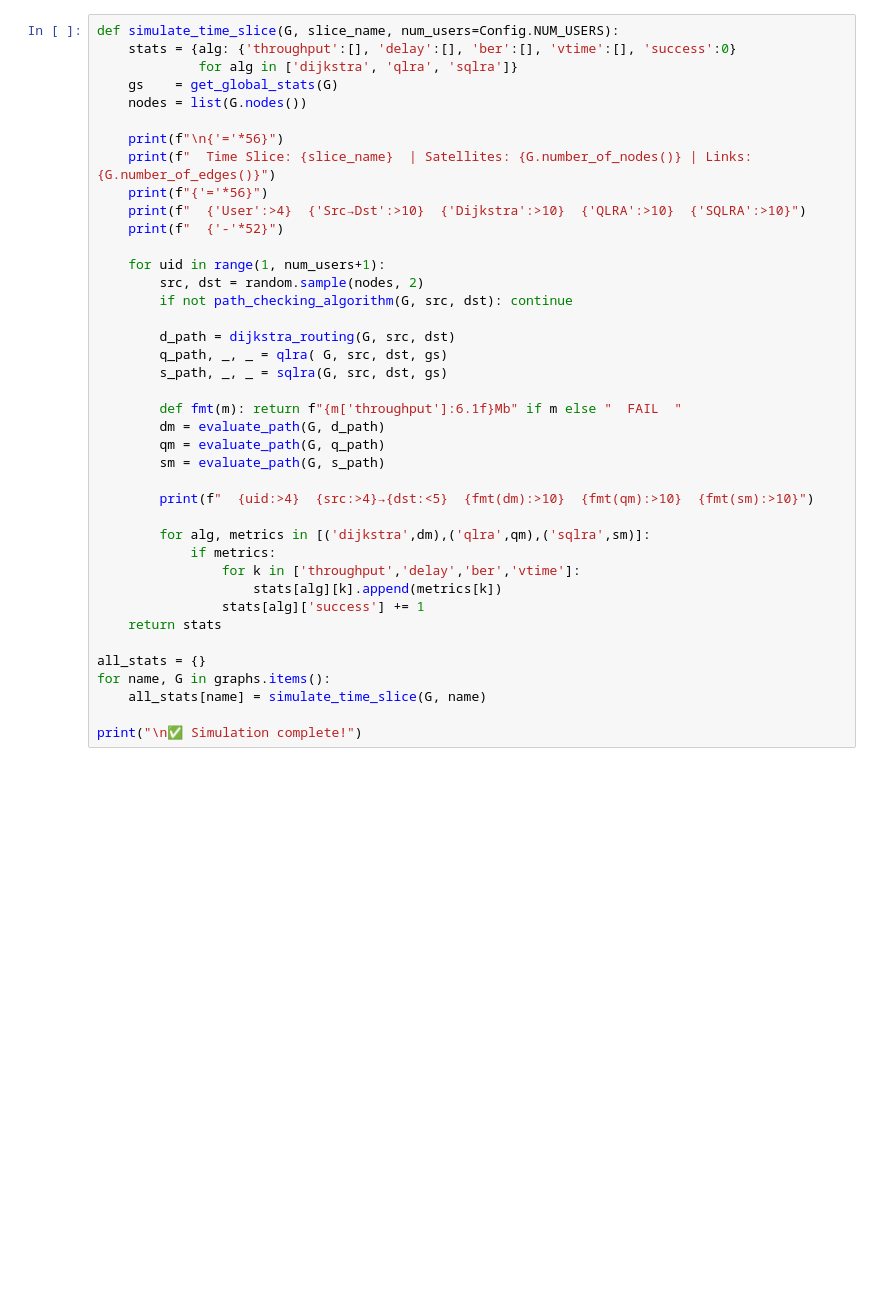
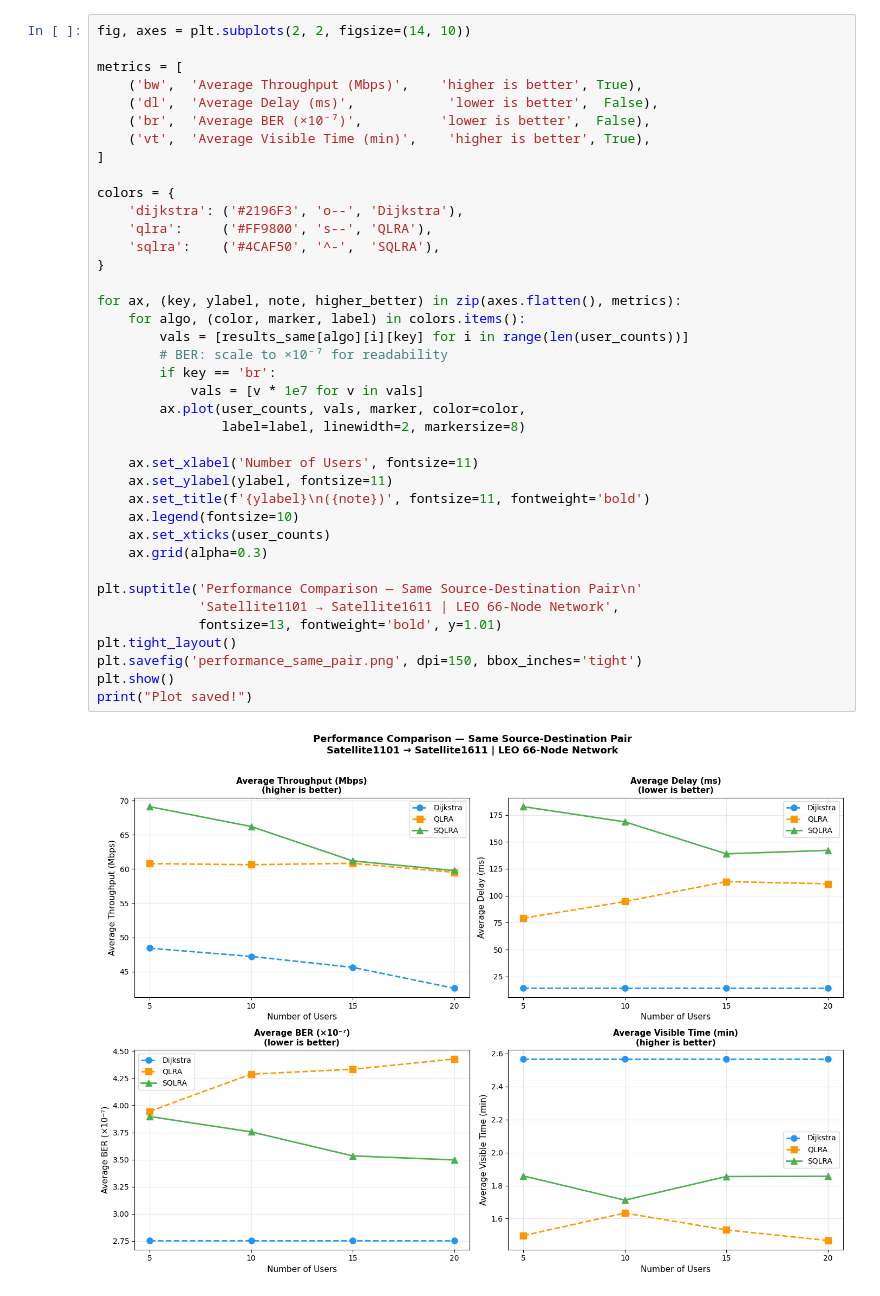
Before and after one commit to bytecraft17/Satellite-QL-Routing, a Jupyter notebook: Satellite_QL_Routing (1).ipynb, the cells around one changed output. Saved outputs shown, nothing was run; the diff lists cells and outputs as text; blank space fills up the shorter version.

```diff
--- a/Satellite_QL_Routing (1).ipynb
+++ b/Satellite_QL_Routing (1).ipynb
@@ -347,41 +708,41 @@ Running convergence experiment on data1...
 # %%
-def simulate_time_slice(G, slice_name, num_users=Config.NUM_USERS):
-    stats = {alg: {'throughput':[], 'delay':[], 'ber':[], 'vtime':[], 'success':0}
-             for alg in ['dijkstra', 'qlra', 'sqlra']}
-    gs    = get_global_stats(G)
-    nodes = list(G.nodes())
+fig, axes = plt.subplots(2, 2, figsize=(14, 10))
 
-    print(f"\n{'='*56}")
-    print(f"  Time Slice: {slice_name}  | Satellites: {G.number_of_nodes()} | Links: {G.number_of_edges()}")
-    print(f"{'='*56}")
-    print(f"  {'User':>4}  {'Src→Dst':>10}  {'Dijkstra':>10}  {'QLRA':>10}  {'SQLRA':>10}")
-    print(f"  {'-'*52}")
+metrics = [
+    ('bw',  'Average Throughput (Mbps)',    'higher is better', True),
+    ('dl',  'Average Delay (ms)',            'lower is better',  False),
+    ('br',  'Average BER (×10⁻⁷)',          'lower is better',  False),
+    ('vt',  'Average Visible Time (min)',    'higher is better', True),
+]
 
-    for uid in range(1, num_users+1):
-        src, dst = random.sample(nodes, 2)
-        if not path_checking_algorithm(G, src, dst): continue
+colors = {
+    'dijkstra': ('#2196F3', 'o--', 'Dijkstra'),
+    'qlra':     ('#FF9800', 's--', 'QLRA'),
+    'sqlra':    ('#4CAF50', '^-',  'SQLRA'),
+}
 
-        d_path = dijkstra_routing(G, src, dst)
-        q_path, _, _ = qlra( G, src, dst, gs)
-        s_path, _, _ = sqlra(G, src, dst, gs)
+for ax, (key, ylabel, note, higher_better) in zip(axes.flatten(), metrics):
+    for algo, (color, marker, label) in colors.items():
+        vals = [results_same[algo][i][key] for i in range(len(user_counts))]
+        # BER: scale to ×10⁻⁷ for readability
+        if key == 'br':
+            vals = [v * 1e7 for v in vals]
+        ax.plot(user_counts, vals, marker, color=color,
+                label=label, linewidth=2, markersize=8)
 
-        def fmt(m): return f"{m['throughput']:6.1f}Mb" if m else "  FAIL  "
-        dm = evaluate_path(G, d_path)
-        qm = evaluate_path(G, q_path)
-        sm = evaluate_path(G, s_path)
+    ax.set_xlabel('Number of Users', fontsize=11)
+    ax.set_ylabel(ylabel, fontsize=11)
+    ax.set_title(f'{ylabel}\n({note})', fontsize=11, fontweight='bold')
+    ax.legend(fontsize=10)
+    ax.set_xticks(user_counts)
+    ax.grid(alpha=0.3)
 
-        print(f"  {uid:>4}  {src:>4}→{dst:<5}  {fmt(dm):>10}  {fmt(qm):>10}  {fmt(sm):>10}")
-
-        for alg, metrics in [('dijkstra',dm),('qlra',qm),('sqlra',sm)]:
-            if metrics:
-                for k in ['throughput','delay','ber','vtime']:
-                    stats[alg][k].append(metrics[k])
-                stats[alg]['success'] += 1
-    return stats
-
-all_stats = {}
-for name, G in graphs.items():
-    all_stats[name] = simulate_time_slice(G, name)
-
-print("\n✅ Simulation complete!")
+plt.suptitle('Performance Comparison — Same Source-Destination Pair\n'
+             'Satellite1101 → Satellite1611 | LEO 66-Node Network',
+             fontsize=13, fontweight='bold', y=1.01)
+plt.tight_layout()
+plt.savefig('performance_same_pair.png', dpi=150, bbox_inches='tight')
+plt.show()
+print("Plot saved!")
 # %% [output]
+[figure, added]
```
Also changed, not shown: parts of 13 cells of this notebook, 1 other file.
